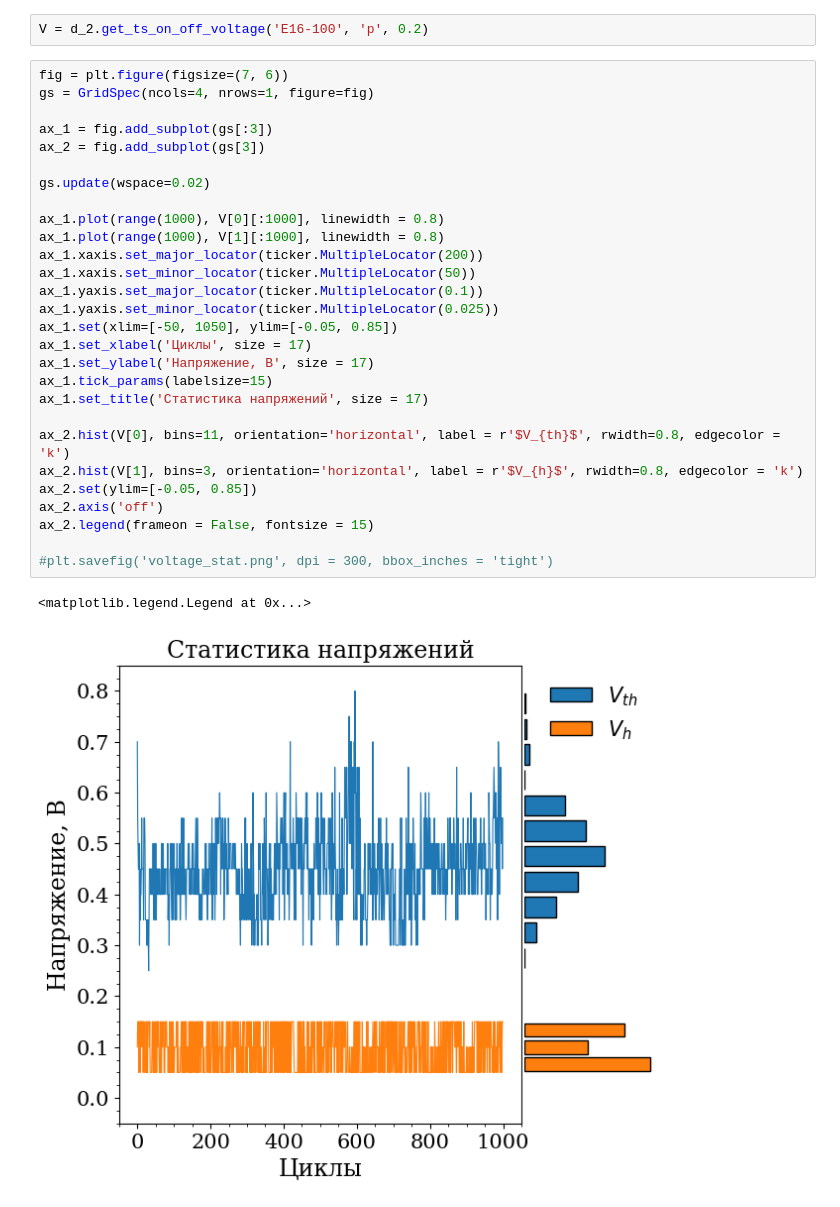
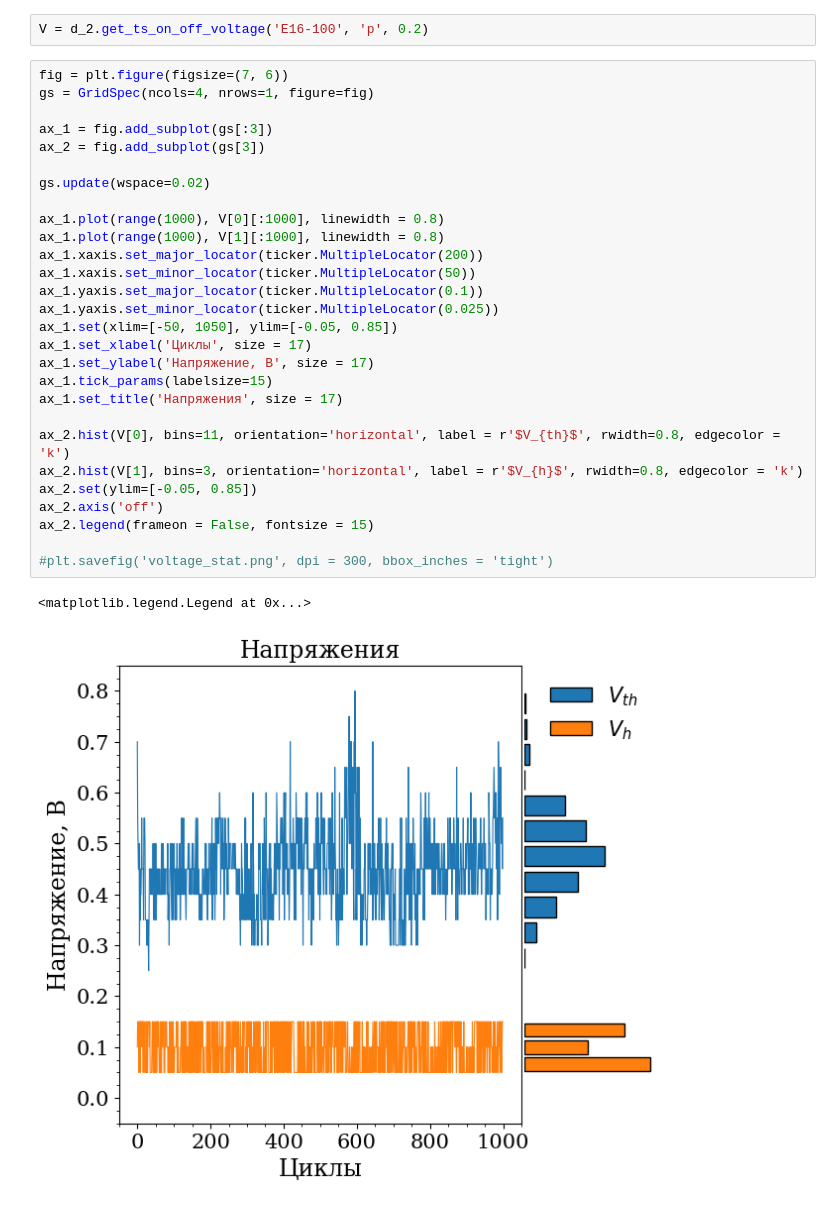
Before and after one commit to OneMoreGate/TiN-HZO_experimental, a Jupyter notebook: sample_6_preann_550_postann_350/main.ipynb, the cells around one changed output. Cells and saved outputs as stored; diff of their text form.

```diff
--- a/sample_6_preann_550_postann_350/main.ipynb
+++ b/sample_6_preann_550_postann_350/main.ipynb
@@ -118,31 +138,31 @@ V = d_2.get_ts_on_off_voltage('E16-100', 'p', 0.2)
 # %%
 fig = plt.figure(figsize=(7, 6))
 gs = GridSpec(ncols=4, nrows=1, figure=fig)
 
 ax_1 = fig.add_subplot(gs[:3])
 ax_2 = fig.add_subplot(gs[3])
 
 gs.update(wspace=0.02)
 
 ax_1.plot(range(1000), V[0][:1000], linewidth = 0.8)
 ax_1.plot(range(1000), V[1][:1000], linewidth = 0.8)
 ax_1.xaxis.set_major_locator(ticker.MultipleLocator(200))
 ax_1.xaxis.set_minor_locator(ticker.MultipleLocator(50))
 ax_1.yaxis.set_major_locator(ticker.MultipleLocator(0.1))
 ax_1.yaxis.set_minor_locator(ticker.MultipleLocator(0.025))
 ax_1.set(xlim=[-50, 1050], ylim=[-0.05, 0.85])
 ax_1.set_xlabel('Циклы', size = 17)
 ax_1.set_ylabel('Напряжение, В', size = 17)
 ax_1.tick_params(labelsize=15)
-ax_1.set_title('Статистика напряжений', size = 17)
+ax_1.set_title('Напряжения', size = 17)
 
 ax_2.hist(V[0], bins=11, orientation='horizontal', label = r'$V_{th}$', rwidth=0.8, edgecolor = 'k')
 ax_2.hist(V[1], bins=3, orientation='horizontal', label = r'$V_{h}$', rwidth=0.8, edgecolor = 'k')
 ax_2.set(ylim=[-0.05, 0.85])
 ax_2.axis('off')
 ax_2.legend(frameon = False, fontsize = 15)
 
 #plt.savefig('voltage_stat.png', dpi = 300, bbox_inches = 'tight')
 # %% [output]
 <matplotlib.legend.Legend at 0x...>
-[figure, old version]
+[figure, new version]
```
Also changed, not shown: parts of 8 cells of this notebook, 2 other files.
